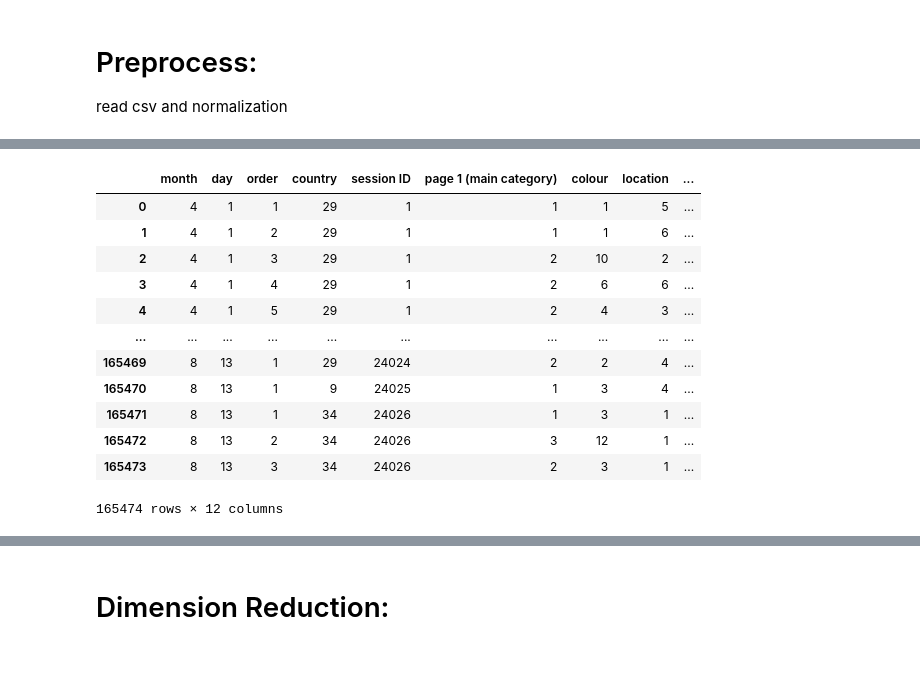
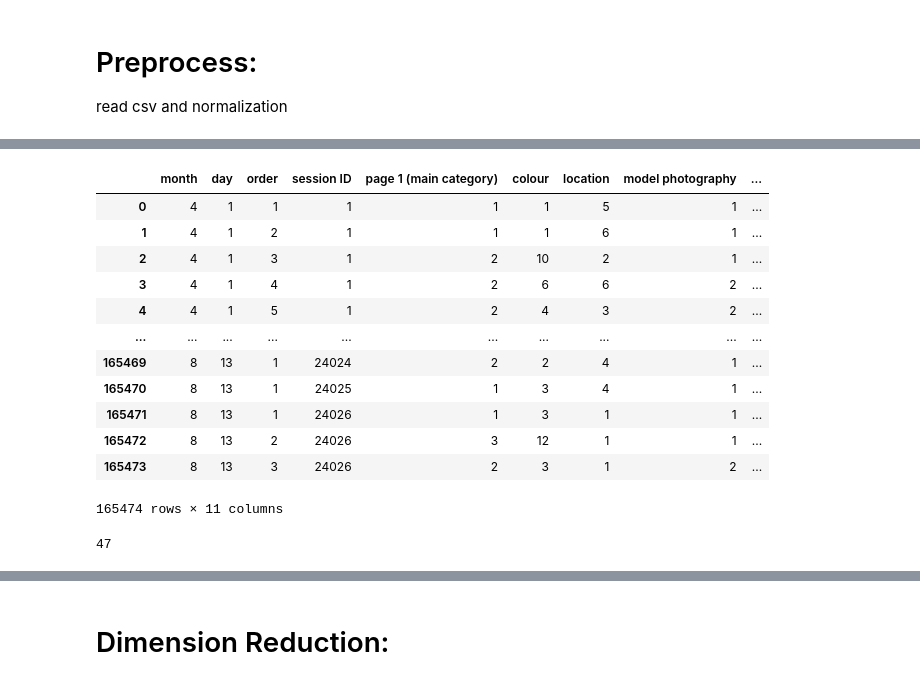
Before and after one commit to TomBekor/Unsupervised-learning, a Jupyter notebook: clean work.ipynb, the cells around one changed output, grey strips where cells are left out. Saved outputs shown, nothing was run; the diff lists cells and outputs as text; code cells hidden in the pictures.

```diff
--- a/clean work.ipynb
+++ b/clean work.ipynb
@@ -29,20 +154,25 @@ data = pd.DataFrame(data=scaler.fit_transform(data), columns=[data.columns])
 # %%
 path = "e-shop data and description/e-shop clothing 2008.csv"
 path.split(sep='/')[-1][:-4]
 data = pd.read_csv(path, delimiter=";")
-data = data.drop(['year', 'page 2 (clothing model)'], axis=1)
+target = data['country']
+data = data.drop(['year', 'page 2 (clothing model)', 'country'], axis=1)
 data
 # %% [output]
-|  | month | day | order | country | session ID | page 1 (main category) | colour | location | ... |
-| 0 | 4 | 1 | 1 | 29 | 1 | 1 | 1 | 5 | ... |
-| 1 | 4 | 1 | 2 | 29 | 1 | 1 | 1 | 6 | ... |
-| 2 | 4 | 1 | 3 | 29 | 1 | 2 | 10 | 2 | ... |
-| 3 | 4 | 1 | 4 | 29 | 1 | 2 | 6 | 6 | ... |
-| 4 | 4 | 1 | 5 | 29 | 1 | 2 | 4 | 3 | ... |
+|  | month | day | order | session ID | page 1 (main category) | colour | location | model photography | ... |
+| 0 | 4 | 1 | 1 | 1 | 1 | 1 | 5 | 1 | ... |
+| 1 | 4 | 1 | 2 | 1 | 1 | 1 | 6 | 1 | ... |
+| 2 | 4 | 1 | 3 | 1 | 2 | 10 | 2 | 1 | ... |
+| 3 | 4 | 1 | 4 | 1 | 2 | 6 | 6 | 2 | ... |
+| 4 | 4 | 1 | 5 | 1 | 2 | 4 | 3 | 2 | ... |
 | ... | ... | ... | ... | ... | ... | ... | ... | ... | ... |
-| 165469 | 8 | 13 | 1 | 29 | 24024 | 2 | 2 | 4 | ... |
-| 165470 | 8 | 13 | 1 | 9 | 24025 | 1 | 3 | 4 | ... |
-| 165471 | 8 | 13 | 1 | 34 | 24026 | 1 | 3 | 1 | ... |
-| 165472 | 8 | 13 | 2 | 34 | 24026 | 3 | 12 | 1 | ... |
-| 165473 | 8 | 13 | 3 | 34 | 24026 | 2 | 3 | 1 | ... |
+| 165469 | 8 | 13 | 1 | 24024 | 2 | 2 | 4 | 1 | ... |
+| 165470 | 8 | 13 | 1 | 24025 | 1 | 3 | 4 | 1 | ... |
+| 165471 | 8 | 13 | 1 | 24026 | 1 | 3 | 1 | 1 | ... |
+| 165472 | 8 | 13 | 2 | 24026 | 3 | 12 | 1 | 1 | ... |
+| 165473 | 8 | 13 | 3 | 24026 | 2 | 3 | 1 | 2 | ... |
-165474 rows × 12 columns
+165474 rows × 11 columns
+# %%
+len(sorted(target.unique()))
+# %% [output]
+47
```
Also changed, not shown: parts of 9 cells of this notebook, 8 other files.
